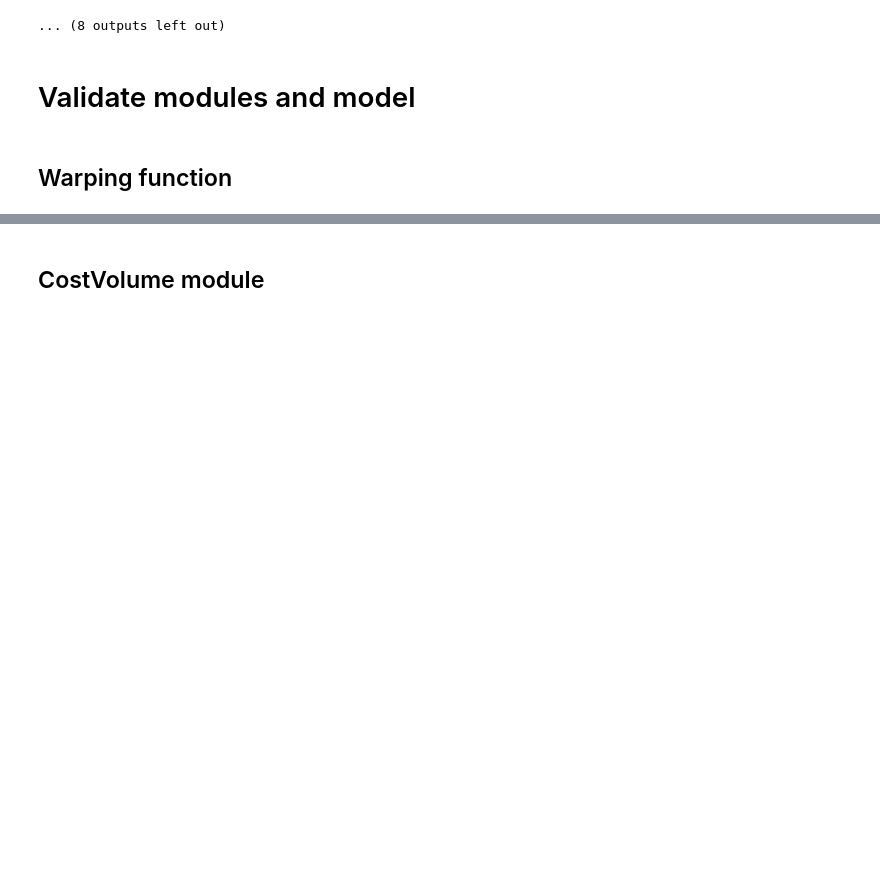
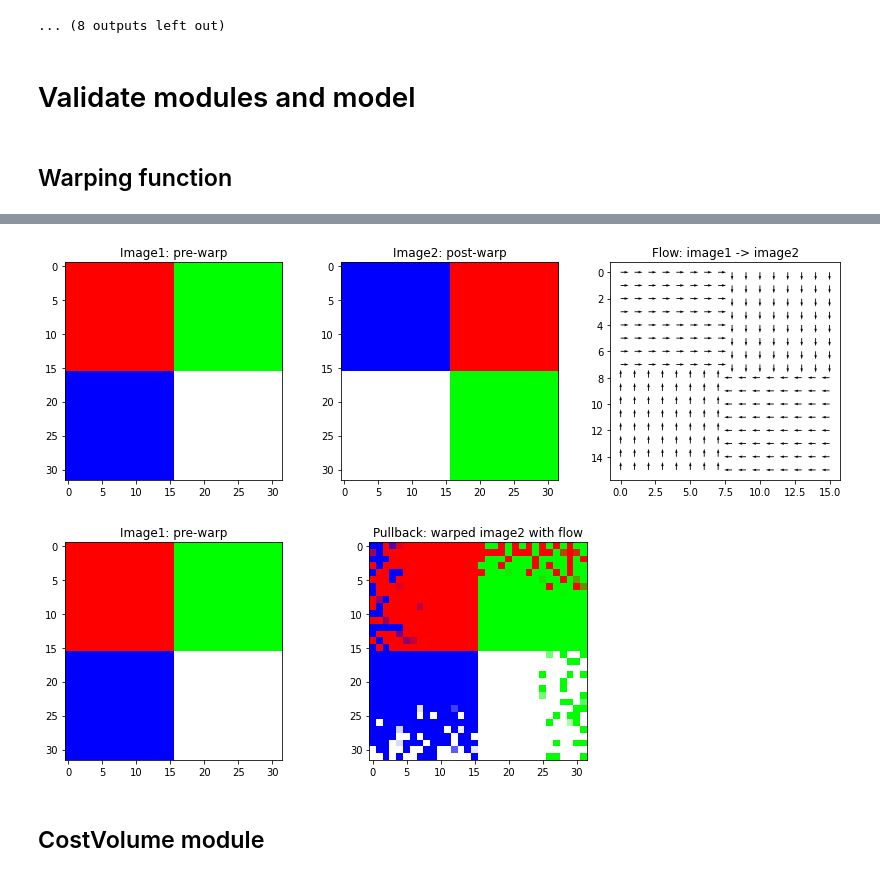
Before and after one commit to daigo0927/pwcnet, a Jupyter notebook: pwcnet/unittest.ipynb, the cells around one changed output, grey strips where cells are left out. Saved outputs shown, nothing was run; the diff lists cells and outputs as text; code cells hidden in the pictures; blank space fills up the shorter version.

```diff
--- a/pwcnet/unittest.ipynb
+++ b/pwcnet/unittest.ipynb
@@ -258,22 +261,25 @@ x[0].shape
 # %%
 interpolation = 'bilinear' # 'nearest'
 noise = tf.random.uniform((1, h, w, 2), 0.5, 1.5) # Only for validation
 
 image1, image2, flow = list(ds.batch(1))[0]
-show_image_and_flow(image1.numpy()[0], image2.numpy()[0], flow.numpy()[0, ::2, ::2])
+show_image_and_flow(image1.numpy()[0], image2.numpy()[0], flow.numpy()[0, ::2, ::2], as_quiver=True)
 
-pullback = dense_warp(image2, flow*flow_scaler*noise, interpolation=interpolation)
+pullback = dense_warp(image2, flow*noise, interpolation=interpolation)
 
 fig = plt.figure(figsize=(10, 4))
 
 ax1 = fig.add_subplot(121)
 ax1.set_title('Image1: pre-warp')
 ax1.imshow(image1.numpy()[0])
 
 ax2 = fig.add_subplot(122)
 ax2.set_title('Pullback: warped image2 with flow')
 ax2.imshow(pullback.numpy()[0])
 plt.show()
+# %% [output]
+[figure, added]
+[figure, added]
 # %% [markdown]
 ## CostVolume module
 # %%
```
Also changed, not shown: parts of 16 cells of this notebook.
